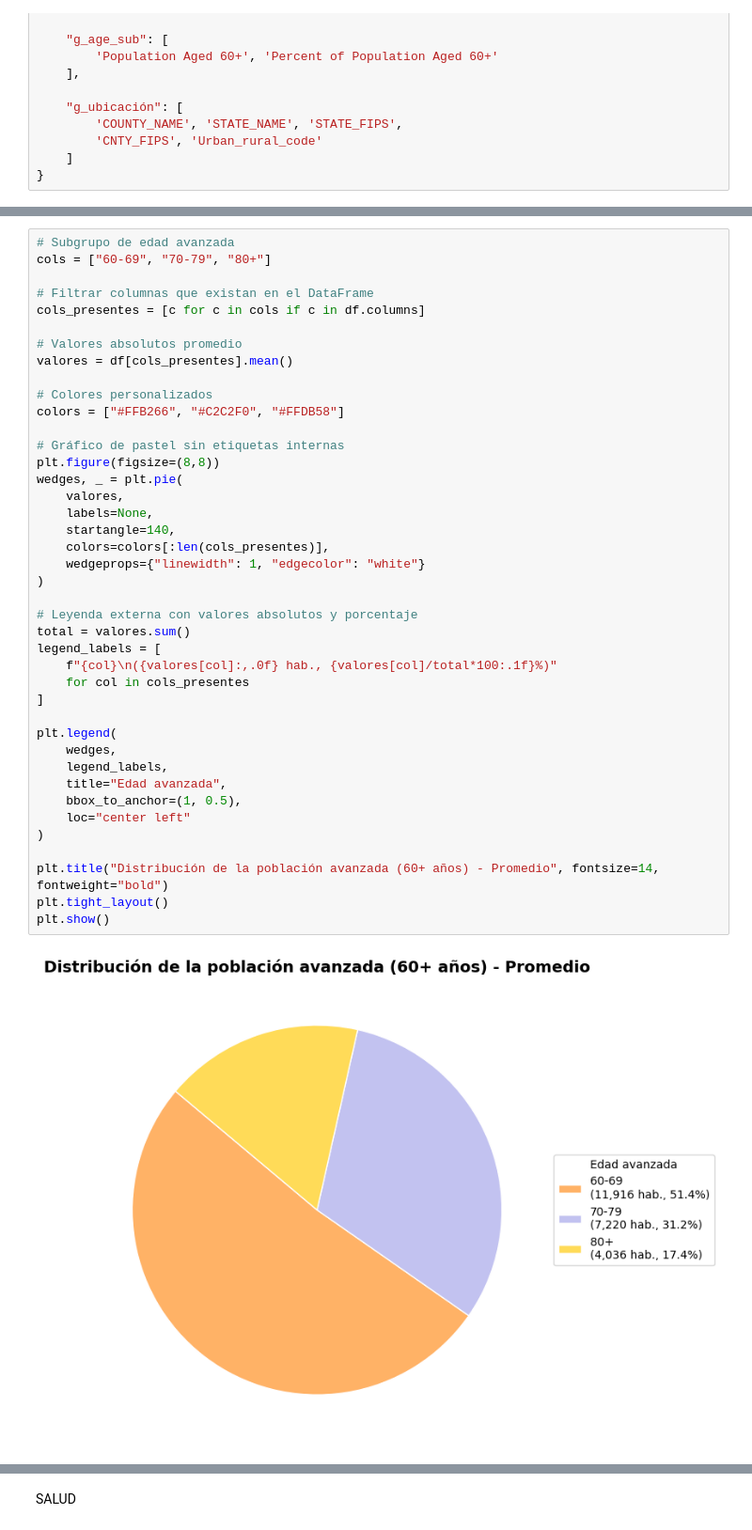
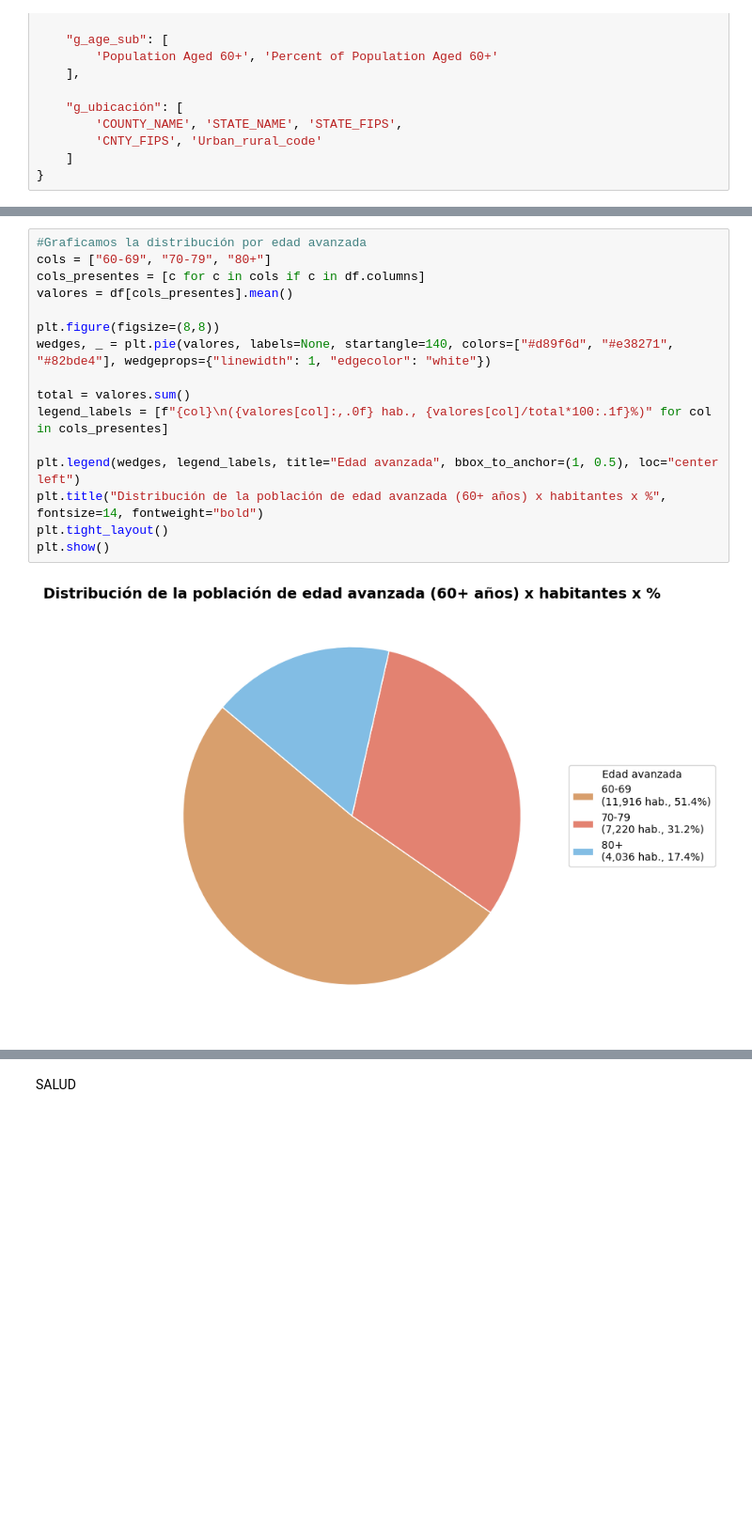
Before and after one commit to 4GeeksAcademy/Leonel_Ponce_Regresion_lineal_demographic_health, a Jupyter notebook: src/explore.ipynb, the cells around one changed output, grey strips where cells are left out. Shown at 94% size. Drawn from its saved outputs; the diff is of its cells as text; blank space fills up the shorter version.

```diff
--- a/src/explore.ipynb
+++ b/src/explore.ipynb
@@ -310,43 +258,18 @@ plt.show()
 # %%
-# Subgrupo de edad avanzada
+#Graficamos la distribución por edad avanzada
 cols = ["60-69", "70-79", "80+"]
-
-# Filtrar columnas que existan en el DataFrame
 cols_presentes = [c for c in cols if c in df.columns]
-
-# Valores absolutos promedio
 valores = df[cols_presentes].mean()
 
-# Colores personalizados
-colors = ["#FFB266", "#C2C2F0", "#FFDB58"]
+plt.figure(figsize=(8,8))
+wedges, _ = plt.pie(valores, labels=None, startangle=140, colors=["#d89f6d", "#e38271", "#82bde4"], wedgeprops={"linewidth": 1, "edgecolor": "white"})
 
-# Gráfico de pastel sin etiquetas internas
-plt.figure(figsize=(8,8))
-wedges, _ = plt.pie(
-    valores,
-    labels=None,
-    startangle=140,
-    colors=colors[:len(cols_presentes)],
-    wedgeprops={"linewidth": 1, "edgecolor": "white"}
-)
+total = valores.sum()
+legend_labels = [f"{col}\n({valores[col]:,.0f} hab., {valores[col]/total*100:.1f}%)" for col in cols_presentes]
 
-# Leyenda externa con valores absolutos y porcentaje
-total = valores.sum()
-legend_labels = [
-    f"{col}\n({valores[col]:,.0f} hab., {valores[col]/total*100:.1f}%)"
-    for col in cols_presentes
-]
-
-plt.legend(
-    wedges,
-    legend_labels,
-    title="Edad avanzada",
-    bbox_to_anchor=(1, 0.5),
-    loc="center left"
-)
-
-plt.title("Distribución de la población avanzada (60+ años) - Promedio", fontsize=14, fontweight="bold")
+plt.legend(wedges, legend_labels, title="Edad avanzada", bbox_to_anchor=(1, 0.5), loc="center left")
+plt.title("Distribución de la población de edad avanzada (60+ años) x habitantes x %", fontsize=14, fontweight="bold")
 plt.tight_layout()
 plt.show()
 # %% [output]
-[figure, old version]
+[figure, new version]
```
Also changed, not shown: parts of 18 cells of this notebook.
